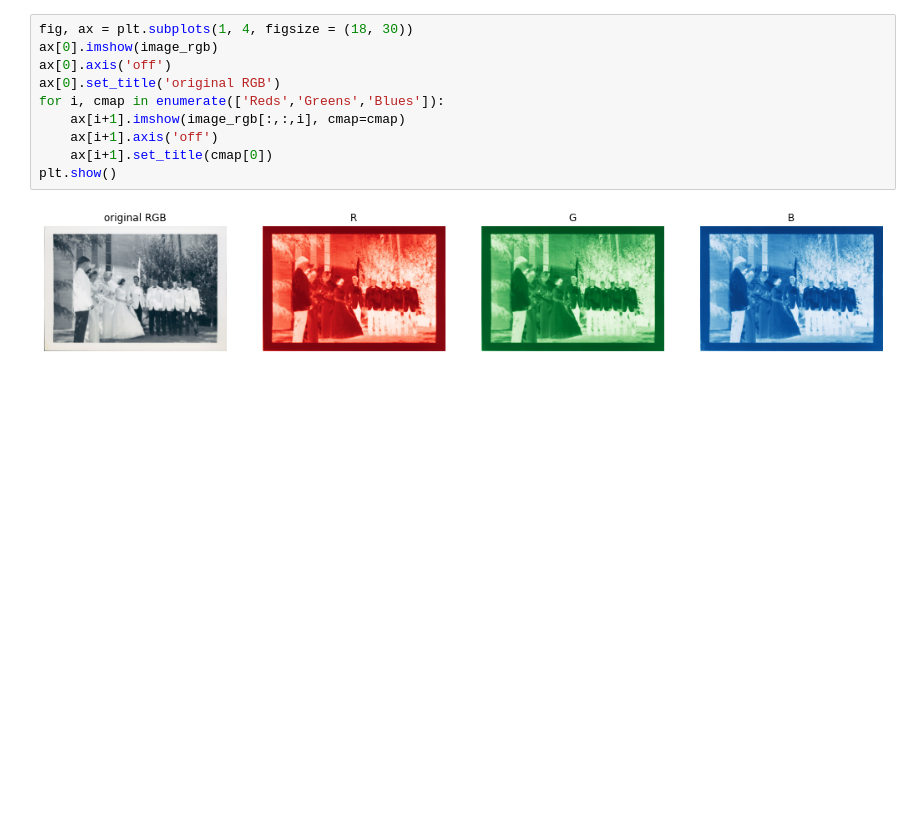
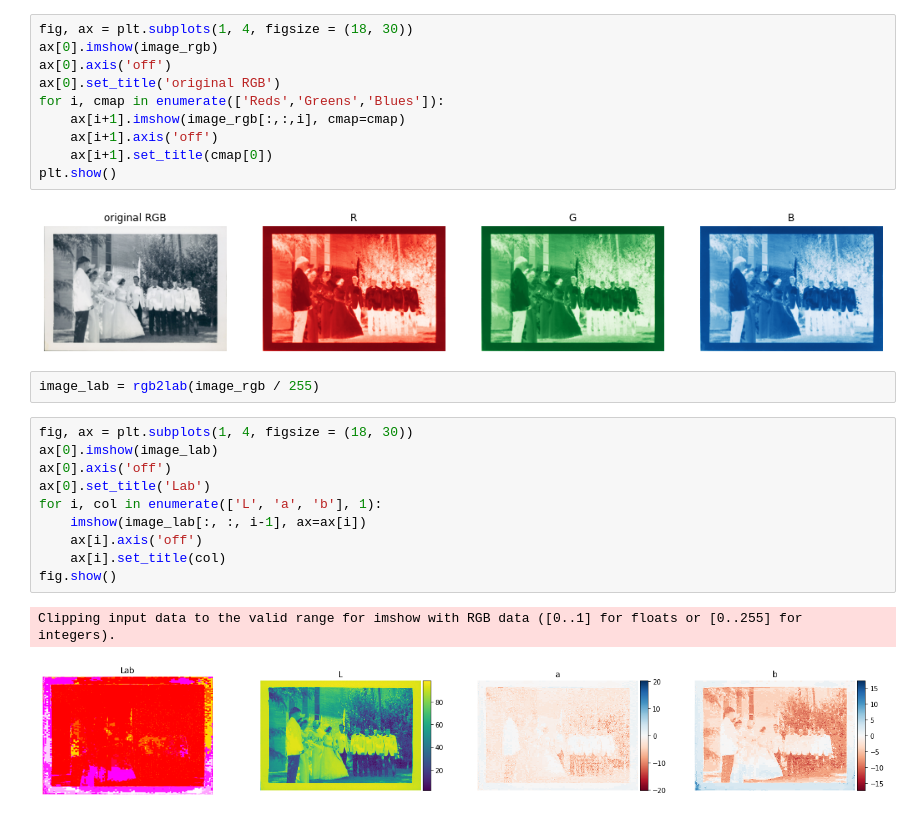
Before and after one commit to Bryan-Lange/Colorized-Family-Photos, a Jupyter notebook: photos.ipynb, the cells around one changed output. Cells and saved outputs as stored; diff of their text form; blank space fills up the shorter version.

```diff
--- a/photos.ipynb
+++ b/photos.ipynb
@@ -110,3 +110,18 @@ for i, cmap in enumerate(['Reds','Greens','Blues']):
 plt.show()
 # %% [output]
 [figure]
+# %%
+image_lab = rgb2lab(image_rgb / 255)
+# %%
+fig, ax = plt.subplots(1, 4, figsize = (18, 30))
+ax[0].imshow(image_lab)
+ax[0].axis('off')
+ax[0].set_title('Lab')
+for i, col in enumerate(['L', 'a', 'b'], 1):
+    imshow(image_lab[:, :, i-1], ax=ax[i])
+    ax[i].axis('off')
+    ax[i].set_title(col)
+fig.show()
+# %% [output]
+Clipping input data to the valid range for imshow with RGB data ([0..1] for floats or [0..255] for integers).
+[figure, added]
```
Also changed, not shown: parts of 2 cells of this notebook.
